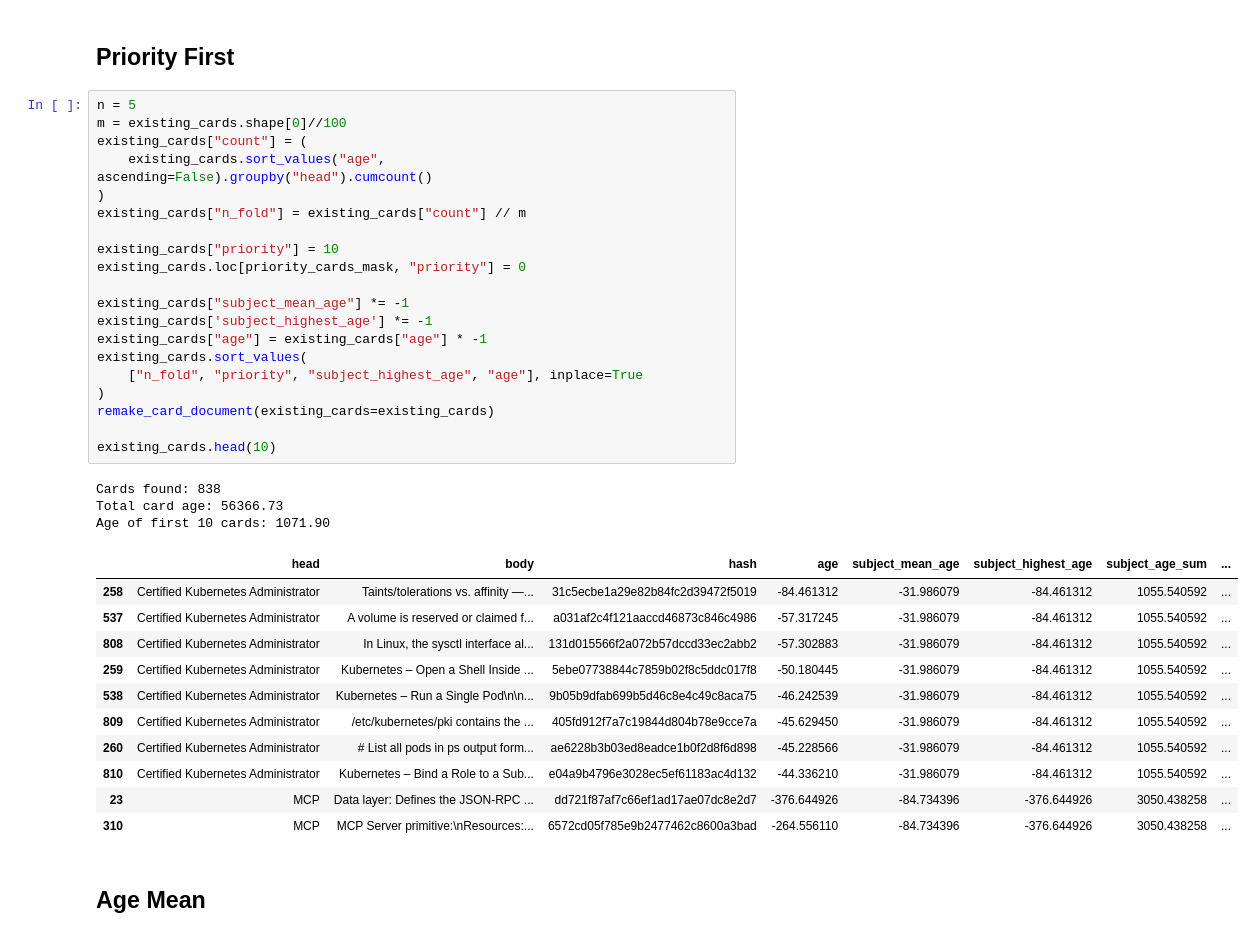
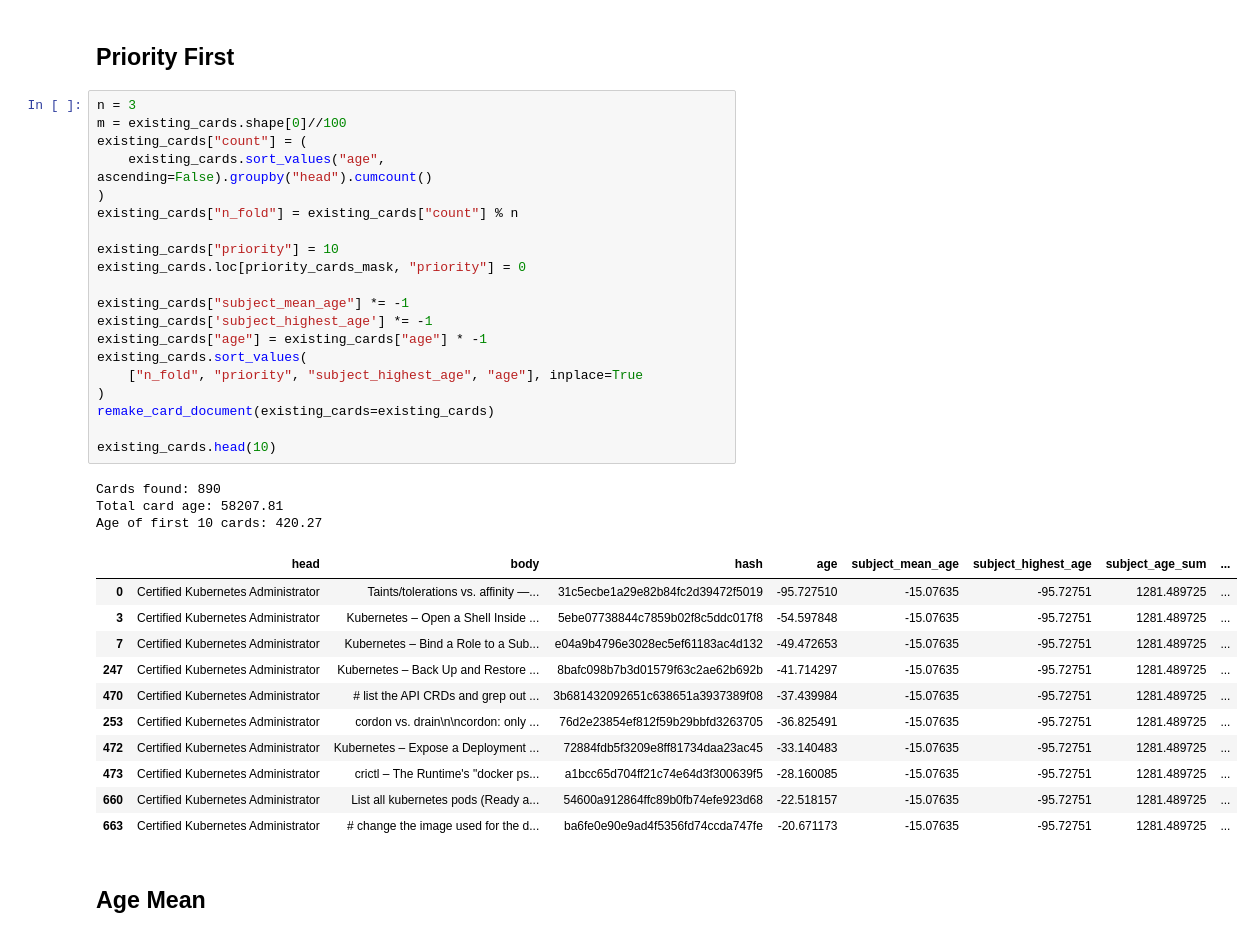
Before and after one commit to JayTY94/Certcards-refresh, a Jupyter notebook: shuffle.ipynb, the cells around one changed output. Saved outputs shown, nothing was run; the diff lists cells and outputs as text.

```diff
--- a/shuffle.ipynb
+++ b/shuffle.ipynb
@@ -213,40 +213,40 @@ sum of ages: ~1055.54
 # %% [markdown]
 ## Priority First
 # %%
-n = 5
+n = 3
 m = existing_cards.shape[0]//100
 existing_cards["count"] = (
     existing_cards.sort_values("age", ascending=False).groupby("head").cumcount()
 )
-existing_cards["n_fold"] = existing_cards["count"] // m
+existing_cards["n_fold"] = existing_cards["count"] % n
 
 existing_cards["priority"] = 10
 existing_cards.loc[priority_cards_mask, "priority"] = 0
 
 existing_cards["subject_mean_age"] *= -1
 existing_cards['subject_highest_age'] *= -1
 existing_cards["age"] = existing_cards["age"] * -1
 existing_cards.sort_values(
     ["n_fold", "priority", "subject_highest_age", "age"], inplace=True
 )
 remake_card_document(existing_cards=existing_cards)
 
 existing_cards.head(10)
 # %% [output]
-Cards found: 838
-Total card age: 56366.73
-Age of first 10 cards: 1071.90
+Cards found: 890
+Total card age: 58207.81
+Age of first 10 cards: 420.27
 |  | head | body | hash | age | subject_mean_age | subject_highest_age | subject_age_sum | ... |
-| 258 | Certified Kubernetes Administrator | Taints/tolerations vs. affinity —... | 31c5ecbe1a29e82b84fc2d39472f5019 | -84.461312 | -31.986079 | -84.461312 | 1055.540592 | ... |
-| 537 | Certified Kubernetes Administrator | A volume is reserved or claimed f... | a031af2c4f121aaccd46873c846c4986 | -57.317245 | -31.986079 | -84.461312 | 1055.540592 | ... |
-| 808 | Certified Kubernetes Administrator | In Linux, the sysctl interface al... | 131d015566f2a072b57dccd33ec2abb2 | -57.302883 | -31.986079 | -84.461312 | 1055.540592 | ... |
-| 259 | Certified Kubernetes Administrator | Kubernetes – Open a Shell Inside ... | 5ebe07738844c7859b02f8c5ddc017f8 | -50.180445 | -31.986079 | -84.461312 | 1055.540592 | ... |
-| 538 | Certified Kubernetes Administrator | Kubernetes – Run a Single Pod\n\n... | 9b05b9dfab699b5d46c8e4c49c8aca75 | -46.242539 | -31.986079 | -84.461312 | 1055.540592 | ... |
-| 809 | Certified Kubernetes Administrator | /etc/kubernetes/pki contains the ... | 405fd912f7a7c19844d804b78e9cce7a | -45.629450 | -31.986079 | -84.461312 | 1055.540592 | ... |
-| 260 | Certified Kubernetes Administrator | # List all pods in ps output form... | ae6228b3b03ed8eadce1b0f2d8f6d898 | -45.228566 | -31.986079 | -84.461312 | 1055.540592 | ... |
-| 810 | Certified Kubernetes Administrator | Kubernetes – Bind a Role to a Sub... | e04a9b4796e3028ec5ef61183ac4d132 | -44.336210 | -31.986079 | -84.461312 | 1055.540592 | ... |
-| 23 | MCP | Data layer: Defines the JSON-RPC ... | dd721f87af7c66ef1ad17ae07dc8e2d7 | -376.644926 | -84.734396 | -376.644926 | 3050.438258 | ... |
-| 310 | MCP | MCP Server primitive:\nResources:... | 6572cd05f785e9b2477462c8600a3bad | -264.556110 | -84.734396 | -376.644926 | 3050.438258 | ... |
+| 0 | Certified Kubernetes Administrator | Taints/tolerations vs. affinity —... | 31c5ecbe1a29e82b84fc2d39472f5019 | -95.727510 | -15.07635 | -95.72751 | 1281.489725 | ... |
+| 3 | Certified Kubernetes Administrator | Kubernetes – Open a Shell Inside ... | 5ebe07738844c7859b02f8c5ddc017f8 | -54.597848 | -15.07635 | -95.72751 | 1281.489725 | ... |
+| 7 | Certified Kubernetes Administrator | Kubernetes – Bind a Role to a Sub... | e04a9b4796e3028ec5ef61183ac4d132 | -49.472653 | -15.07635 | -95.72751 | 1281.489725 | ... |
+| 247 | Certified Kubernetes Administrator | Kubernetes – Back Up and Restore ... | 8bafc098b7b3d01579f63c2ae62b692b | -41.714297 | -15.07635 | -95.72751 | 1281.489725 | ... |
+| 470 | Certified Kubernetes Administrator | # list the API CRDs and grep out ... | 3b681432092651c638651a3937389f08 | -37.439984 | -15.07635 | -95.72751 | 1281.489725 | ... |
+| 253 | Certified Kubernetes Administrator | cordon vs. drain\n\ncordon: only ... | 76d2e23854ef812f59b29bbfd3263705 | -36.825491 | -15.07635 | -95.72751 | 1281.489725 | ... |
+| 472 | Certified Kubernetes Administrator | Kubernetes – Expose a Deployment ... | 72884fdb5f3209e8ff81734daa23ac45 | -33.140483 | -15.07635 | -95.72751 | 1281.489725 | ... |
+| 473 | Certified Kubernetes Administrator | crictl – The Runtime's "docker ps... | a1bcc65d704ff21c74e64d3f300639f5 | -28.160085 | -15.07635 | -95.72751 | 1281.489725 | ... |
+| 660 | Certified Kubernetes Administrator | List all kubernetes pods (Ready a... | 54600a912864ffc89b0fb74efe923d68 | -22.518157 | -15.07635 | -95.72751 | 1281.489725 | ... |
+| 663 | Certified Kubernetes Administrator | # change the image used for the d... | ba6fe0e90e9ad4f5356fd74ccda747fe | -20.671173 | -15.07635 | -95.72751 | 1281.489725 | ... |
 # %% [markdown]
 ## Age Mean
 # %%
```
Also changed, not shown: parts of 6 cells of this notebook, 2 other files.
